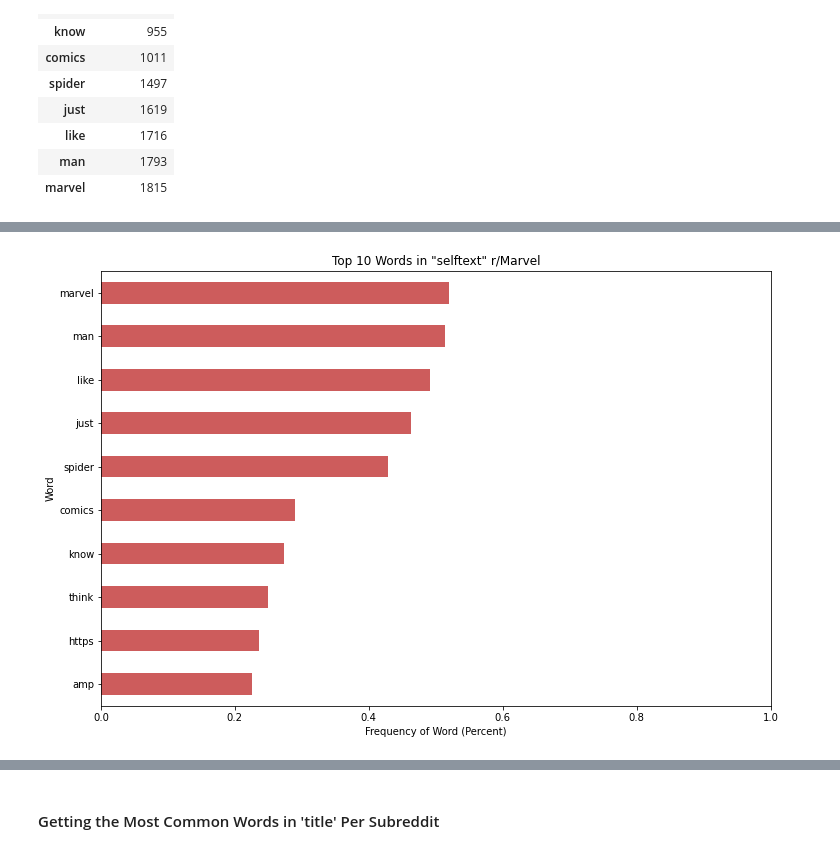
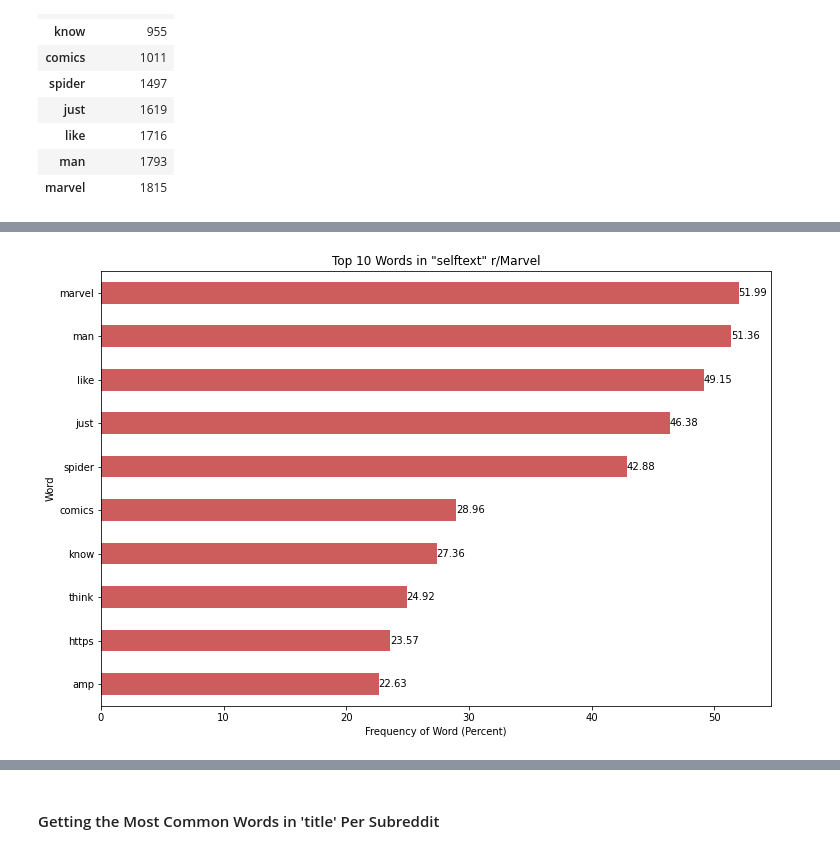
Before and after one commit to jpetersen626/reddit_classification_nlp, a Jupyter notebook: code/02_EDA.ipynb, the cells around one changed output, grey strips where cells are left out. Drawn from its saved outputs; the diff is of its cells as text; code cells hidden in the pictures.

```diff
--- a/code/02_EDA.ipynb
+++ b/code/02_EDA.ipynb
@@ -247,5 +399,3 @@ marvel_common_words_df
 | like | 1716 |
 | man | 1793 |
 | marvel | 1815 |
-# %%
-marvel_common_words_df['percent'] = marvel_common_words_df['word_count'] / 3491
@@ -265,0 +418,3 @@ marvel_common_words_df
+# %%
+marvel_common_words_df['percent'] = ((marvel_common_words_df['word_count'] / 3491) * 100).round(2)
+marvel_common_words_df
@@ -266,13 +448,13 @@ marvel_common_words_df
 # %%
 ax = marvel_common_words_df['percent'].plot.barh(
     figsize=(12,8),
     title='Top 10 Words in "selftext" r/Marvel',
     ylabel='Frequency of Word (Percent)',
     xlabel='Word',
-    xlim=[0, 1.0],
     color='indianred'
 )
-ax.set_xlabel('Frequency of Word (Percent)')
+ax.set_xlabel('Frequency of Word (Percent)'),
+ax.bar_label(ax.containers[0]),
 plt.savefig('../images/marvel_selftext_words');
 # %% [output]
-[figure, old version]
+[figure, new version]
```
Also changed, not shown: parts of 56 cells of this notebook, 10 other files.
